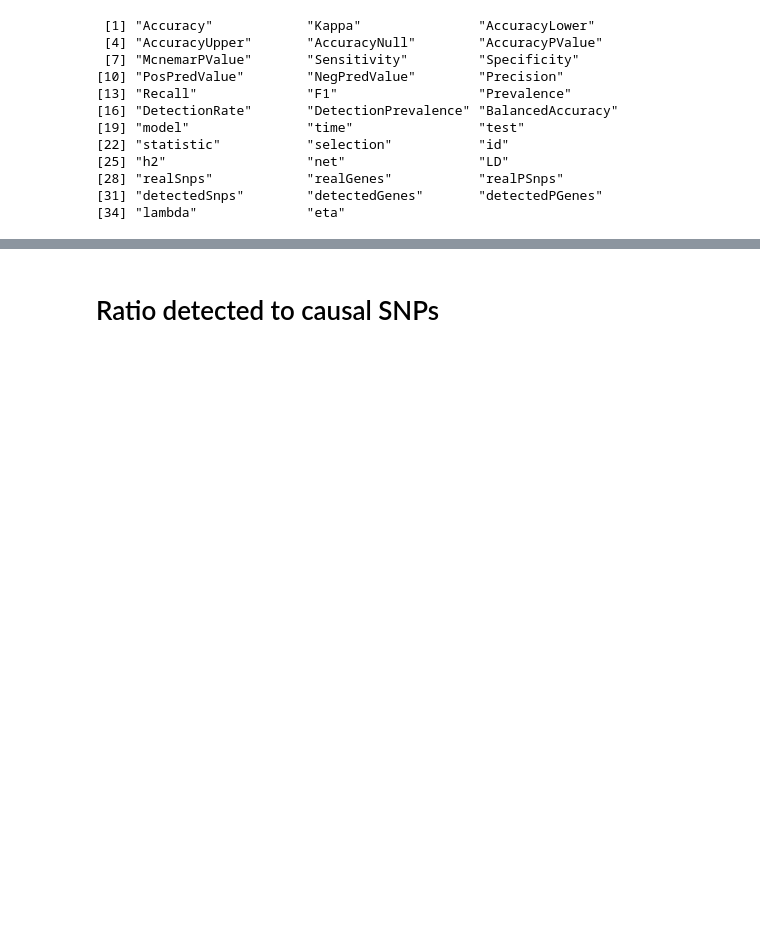
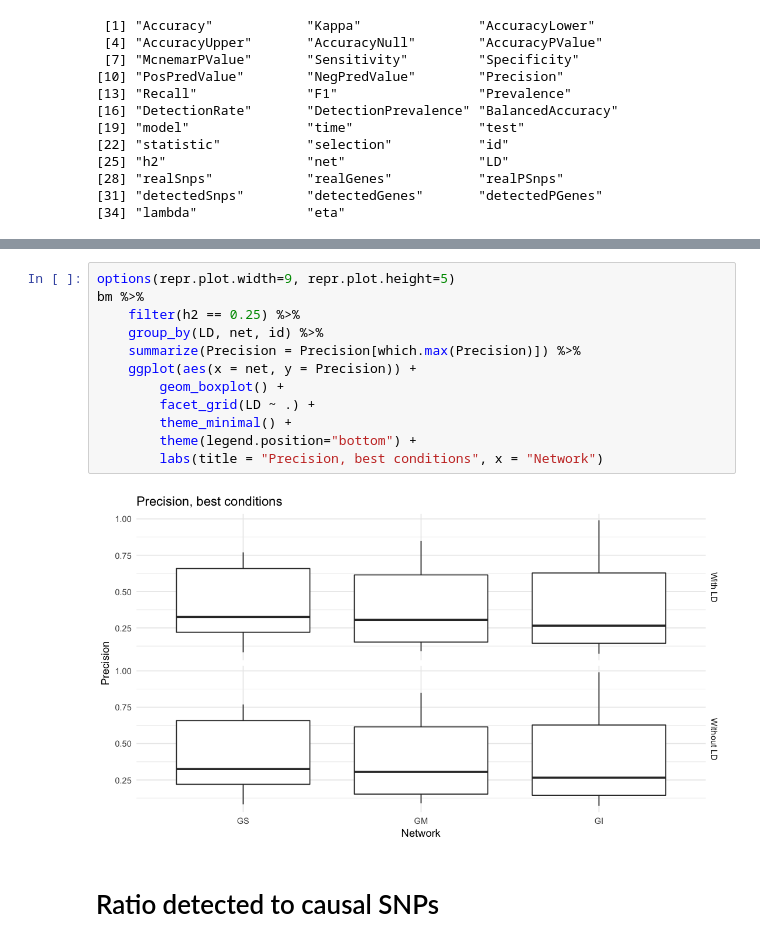
Before and after one commit to hclimente/genewa, a Jupyter notebook: results/benchmark/roc.ipynb, the cells around one changed output, grey strips where cells are left out. Drawn from its saved outputs; the diff is of its cells as text; blank space fills up the shorter version.

```diff
--- a/results/benchmark/roc.ipynb
+++ b/results/benchmark/roc.ipynb
@@ -83,3 +107,17 @@ bm %>%
+# %%
+options(repr.plot.width=9, repr.plot.height=5)
+bm %>%
+    filter(h2 == 0.25) %>%
+    group_by(LD, net, id) %>%
+    summarize(Precision = Precision[which.max(Precision)]) %>%
+    ggplot(aes(x = net, y = Precision)) +
+        geom_boxplot() +
+        facet_grid(LD ~ .) +
+        theme_minimal() +
+        theme(legend.position="bottom") +
+        labs(title = "Precision, best conditions", x = "Network")
+# %% [output]
+[figure, added]
 # %% [markdown]
 # Ratio detected to causal SNPs
 # %%
```
Also changed, not shown: parts of 8 cells of this notebook.
